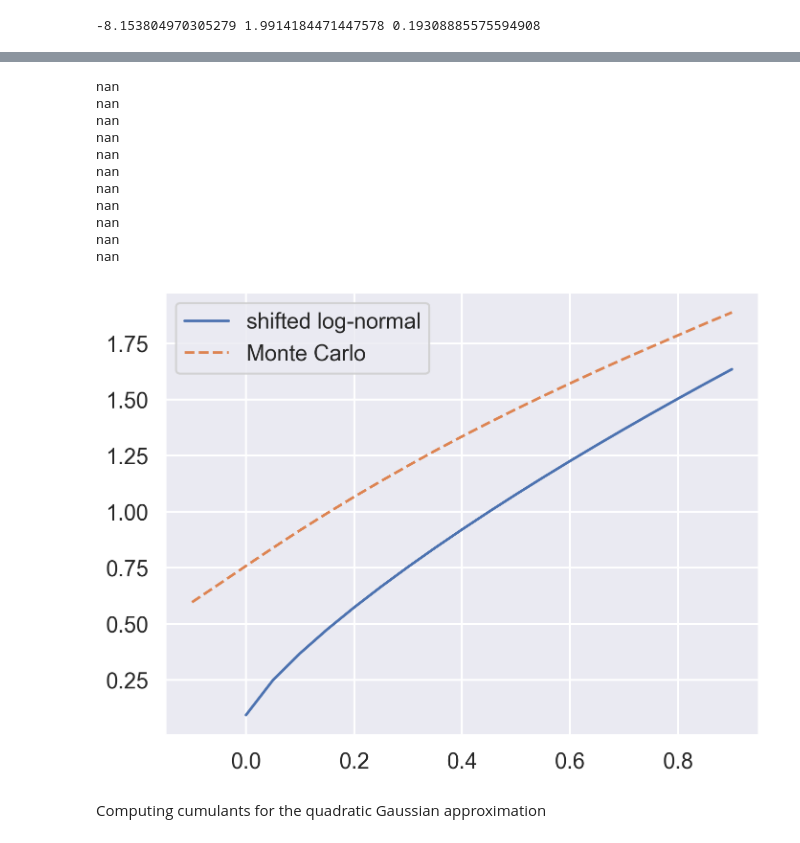
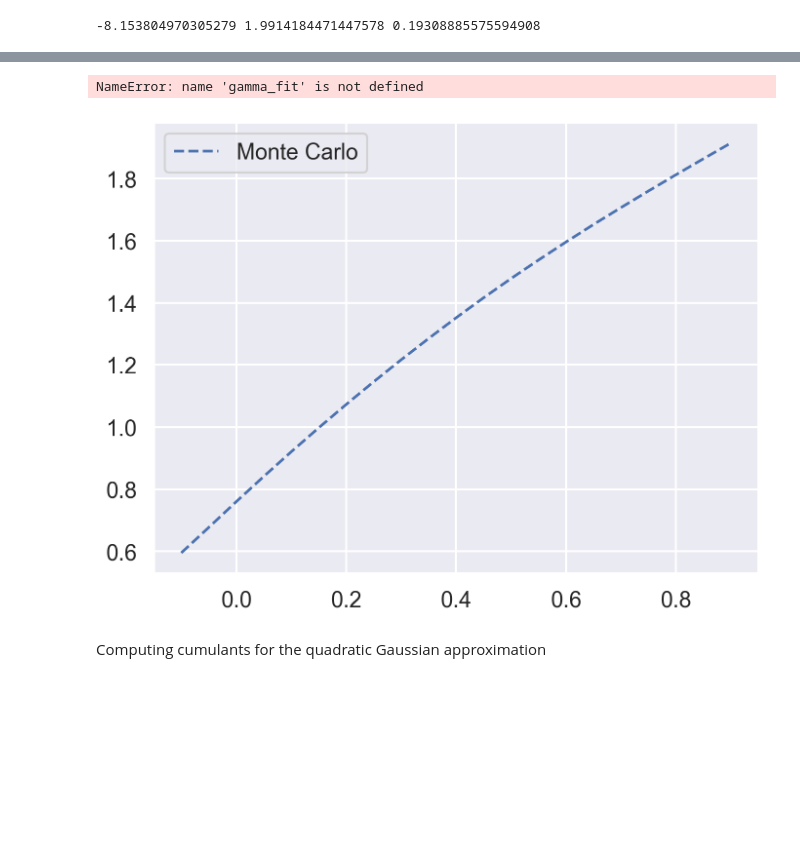
Before and after one commit to jgatheral/QuadraticRoughHeston, a Jupyter notebook: vix_approx.ipynb, the cells around one changed output, grey strips where cells are left out. Drawn from its saved outputs; the diff is of its cells as text; code cells hidden in the pictures; blank space fills up the shorter version.

```diff
--- a/vix_approx.ipynb
+++ b/vix_approx.ipynb
@@ -685,32 +764,17 @@ plt.show()
 # %%
-# TODO: code shifted lognormal implied vol and see if we get the same smile.
+# # TODO: code shifted lognormal implied vol and see if we get the same smile.
+# vol = sig_fit / np.sqrt(expiry)  # convert to annualized vol
+# F = np.exp(mu_fit + 0.5 * vol**2 * expiry)
+# ks = np.linspace(-0.1, 0.6, 11)
+# # Ks = np.exp(ks) * F + gamma_fit
+# Ks = np.linspace(0.0, 0.8, 11)
 
-from black import black_price, black_impvol_brentq, black_otm_impvol_mc
-
-vol = sig_fit / np.sqrt(expiry)  # convert to annualized vol
-F = np.exp(mu_fit + 0.5 * vol**2 * expiry)
-ks = np.linspace(-0.1, 0.6, 11)
-# Ks = np.exp(ks) * F + gamma_fit
-Ks = np.linspace(0.0, 0.8, 11)
-
-for i in range(len(Ks)):
-    K_shift_i = Ks[i] - gamma_fit
-    if K_shift_i <= 0:
-        black_price_shifted = F - Ks[i]
-    else:
-        black_price_shifted = black_price(K=K_shift_i, T=expiry, F=F, vol=vol)
-    # print(black_price_shifted)
-    print(black_impvol_brentq(K_shift_i, expiry, F, black_price_shifted))
+# for i in range(len(Ks)):
+#     K_shift_i = Ks[i] - gamma_fit
+#     if K_shift_i <= 0:
+#         black_price_shifted = F - Ks[i]
+#     else:
+#         black_price_shifted = black_price(K=K_shift_i, T=expiry, F=F, vol=vol)
+#     # print(black_price_shifted)
+#     print(black_impvol_brentq(K_shift_i, expiry, F, black_price_shifted))
-# %% [output]
-nan
-nan
-nan
-nan
-nan
-nan
-nan
-nan
-nan
-nan
-nan
 # %%
@@ -725,16 +789,32 @@ def f_pdf(x, mu, sigma, delta):
     return pdf
 # %%
 ks = np.linspace(-0.1, 0.9, 21)
-F = integrate.quad(lambda s: s * f_pdf(s, mu_fit, sig_fit, gamma_fit), 0, np.inf)[0]
+F = integrate.quad(
+    lambda s: s * pdf_shifted_lognormal(s, mu_fit, sig_fit, gamma_fit),
+    gamma_fit,
+    np.inf,
+)[0]
 Ks = F * np.exp(ks)
 price_otm_sln = np.zeros_like(Ks)
 
 for i, K in enumerate(Ks):
     if K <= F:
         price_otm_sln[i] = integrate.quad(
-            lambda s, K=K: (K - s) * f_pdf(s, mu_fit, sig_fit, gamma_fit), gamma_fit, K
+            lambda s, K=K: (K - s)
+            * pdf_shifted_lognormal(s, mu_fit, sig_fit, gamma_fit),
+            gamma_fit,
+            K,
         )[0]
     else:
         price_otm_sln[i] = integrate.quad(
-            lambda s, K=K: (s - K) * f_pdf(s, mu_fit, sig_fit, gamma_fit), K, np.inf
+            lambda s, K=K: (s - K)
+            * pdf_shifted_lognormal(s, mu_fit, sig_fit, gamma_fit),
+            K,
+            np.inf,
         )[0]
+
+vix_impvol_sln = black_impvol_brentq(
+    K=Ks, T=expiry, F=F, value=price_otm_sln, opttype=2 * (np.array(Ks) > F) - 1
+)
+# %% [output]
+NameError: name 'gamma_fit' is not defined
@@ -746,12 +822,12 @@ vix_impvol_sln = black_impvol_brentq(
 vix_impvol_mc = black_otm_impvol_mc(S=vix_expiry_mc, k=ks, T=expiry)
 # %%
 fig, ax = plt.subplots()
-ax.plot(ks, vix_impvol_sln, "-", lw=2, label="shifted log-normal")
+# ax.plot(ks, vix_impvol_sln, "-", lw=2, label="shifted log-normal")
 ax.plot(ks, vix_impvol_mc, "--", lw=2, label="Monte Carlo")
 ax.legend()
 plt.show()
 # %% [output]
-[figure, old version]
+[figure, new version]
 # %% [markdown]
 Computing cumulants for the quadratic Gaussian approximation
 # %%
```
Also changed, not shown: parts of 17 cells of this notebook, 1 other file.
